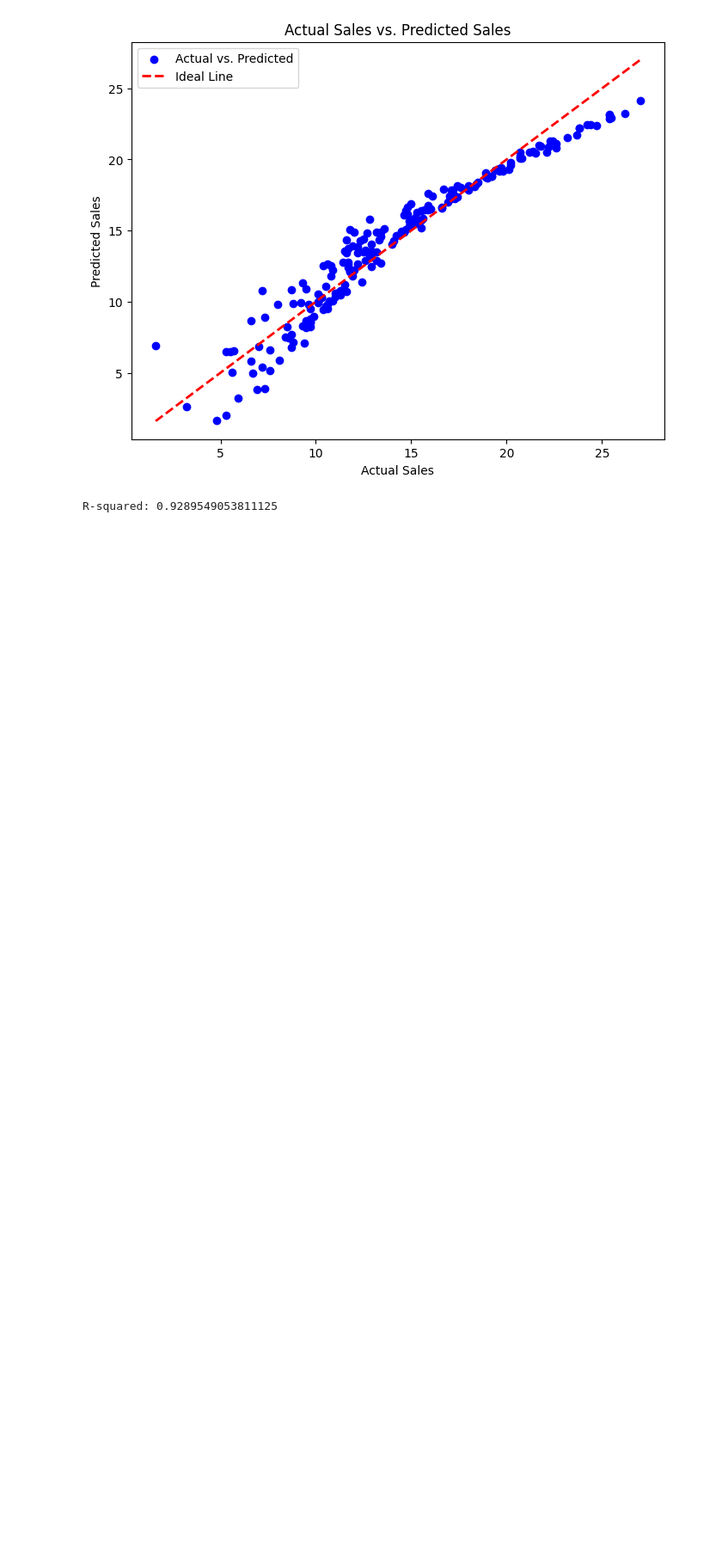
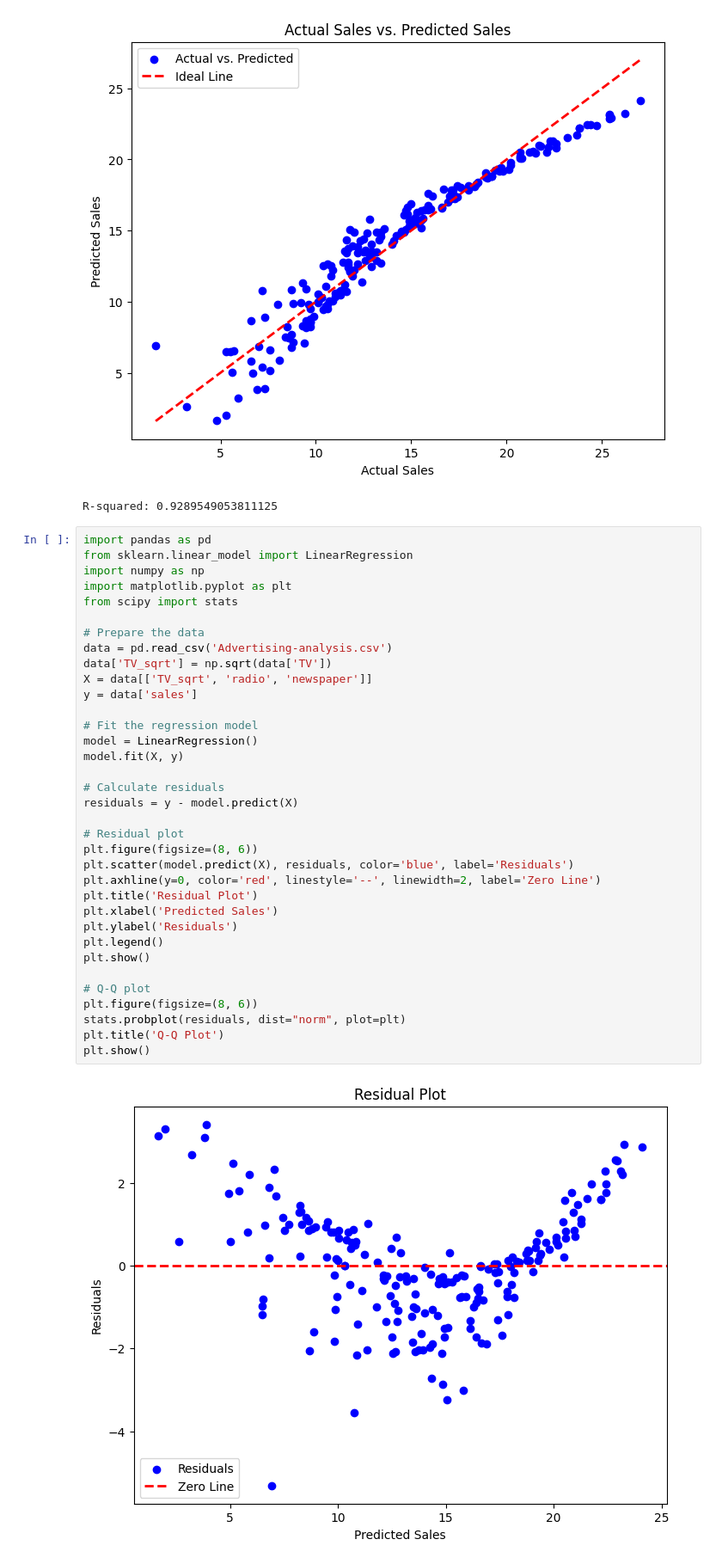
Before and after one commit to tommyly201/regression_project, a Jupyter notebook: class_project.ipynb, the cells around one changed output. Shown at 86% size. Cells and saved outputs as stored; diff of their text form; blank space fills up the shorter version.

```diff
--- a/class_project.ipynb
+++ b/class_project.ipynb
@@ -305,3 +305,40 @@ print("R-squared:", r_squared)
 # %% [output]
 [figure]
 R-squared: 0.9289549053811125
+# %%
+import pandas as pd
+from sklearn.linear_model import LinearRegression
+import numpy as np
+import matplotlib.pyplot as plt
+from scipy import stats
+
+# Prepare the data
+data = pd.read_csv('Advertising-analysis.csv')
+data['TV_sqrt'] = np.sqrt(data['TV'])
+X = data[['TV_sqrt', 'radio', 'newspaper']]
+y = data['sales']
+
+# Fit the regression model
+model = LinearRegression()
+model.fit(X, y)
+
+# Calculate residuals
+residuals = y - model.predict(X)
+
+# Residual plot
+plt.figure(figsize=(8, 6))
+plt.scatter(model.predict(X), residuals, color='blue', label='Residuals')
+plt.axhline(y=0, color='red', linestyle='--', linewidth=2, label='Zero Line')
+plt.title('Residual Plot')
+plt.xlabel('Predicted Sales')
+plt.ylabel('Residuals')
+plt.legend()
+plt.show()
+
+# Q-Q plot
+plt.figure(figsize=(8, 6))
+stats.probplot(residuals, dist="norm", plot=plt)
+plt.title('Q-Q Plot')
+plt.show()
+# %% [output]
+[figure, added]
```
Also changed, not shown: parts of 3 cells of this notebook.
